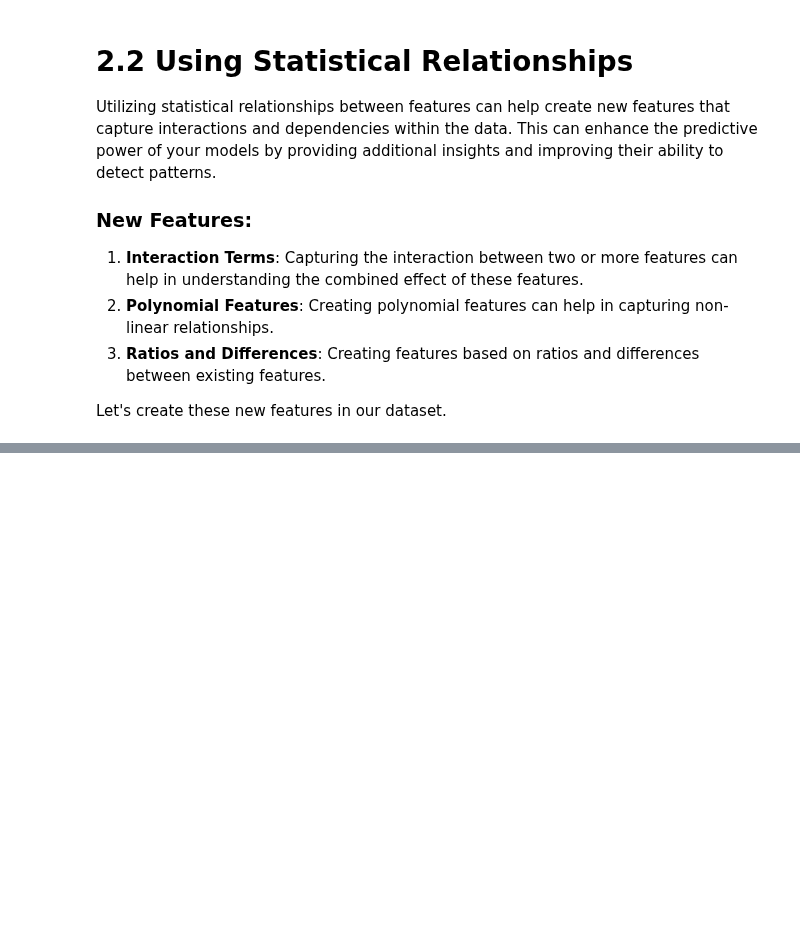
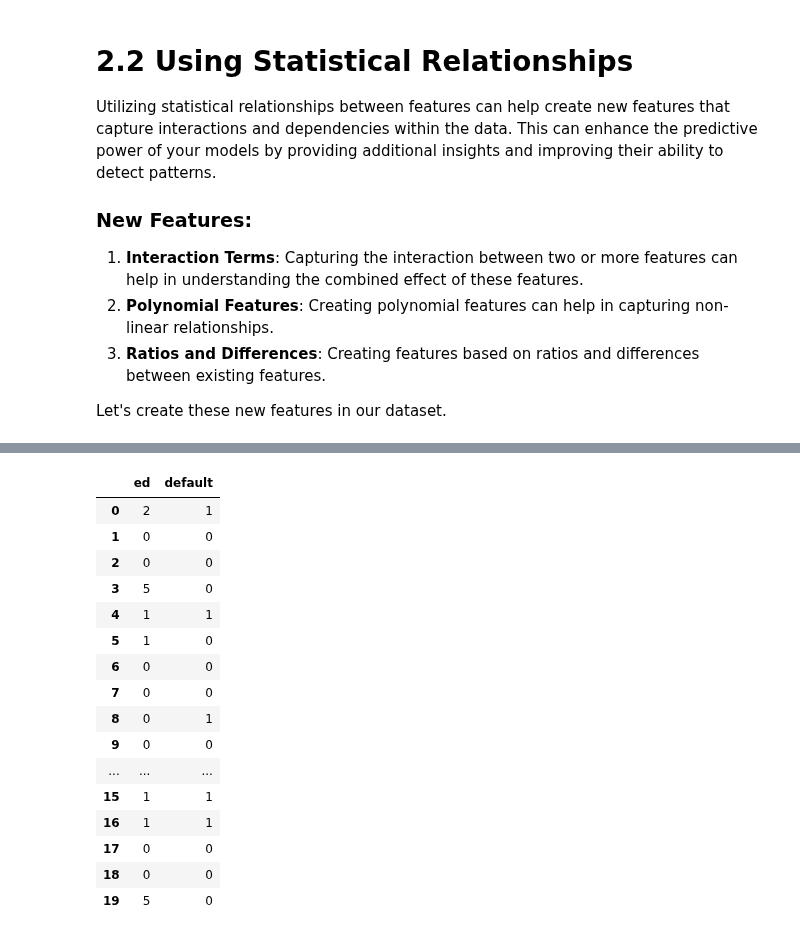
Before and after one commit to matinmahmoudi/Kaggle, a Jupyter notebook: complete-guide-to-transformation-from-a-to-z.ipynb, the cells around one changed output, grey strips where cells are left out. Cells and saved outputs as stored; diff of their text form; code cells hidden in the pictures; blank space fills up the shorter version.

```diff
--- a/complete-guide-to-transformation-from-a-to-z.ipynb
+++ b/complete-guide-to-transformation-from-a-to-z.ipynb
@@ -615,0 +734,36 @@ data_stat_features[['income_debtinc_interaction', 'age', 'income', 'age^2', 'age
+# %%
+from sklearn.preprocessing import LabelEncoder
+
+# Make a copy of the original dataset
+data_label_encoded = data.copy()
+
+# Initialize the LabelEncoder for 'ed' and 'default'
+label_encoder_ed = LabelEncoder()
+label_encoder_default = LabelEncoder()
+
+# Fit and transform the 'ed' column
+data_label_encoded['ed'] = label_encoder_ed.fit_transform(data_label_encoded['ed'])
+
+# Fit and transform the 'default' column
+data_label_encoded['default'] = label_encoder_default.fit_transform(data_label_encoded['default'])
+
+# Display the first 20 rows to verify the label encoding
+data_label_encoded[['ed', 'default']].head(20)
+# %% [output]
+|  | ed | default |
+| 0 | 2 | 1 |
+| 1 | 0 | 0 |
+| 2 | 0 | 0 |
+| 3 | 5 | 0 |
+| 4 | 1 | 1 |
+| 5 | 1 | 0 |
+| 6 | 0 | 0 |
+| 7 | 0 | 0 |
+| 8 | 0 | 1 |
+| 9 | 0 | 0 |
+| ... | ... | ... |
+| 15 | 1 | 1 |
+| 16 | 1 | 1 |
+| 17 | 0 | 0 |
+| 18 | 0 | 0 |
+| 19 | 5 | 0 |
```
Also changed, not shown: parts of 8 cells of this notebook.
